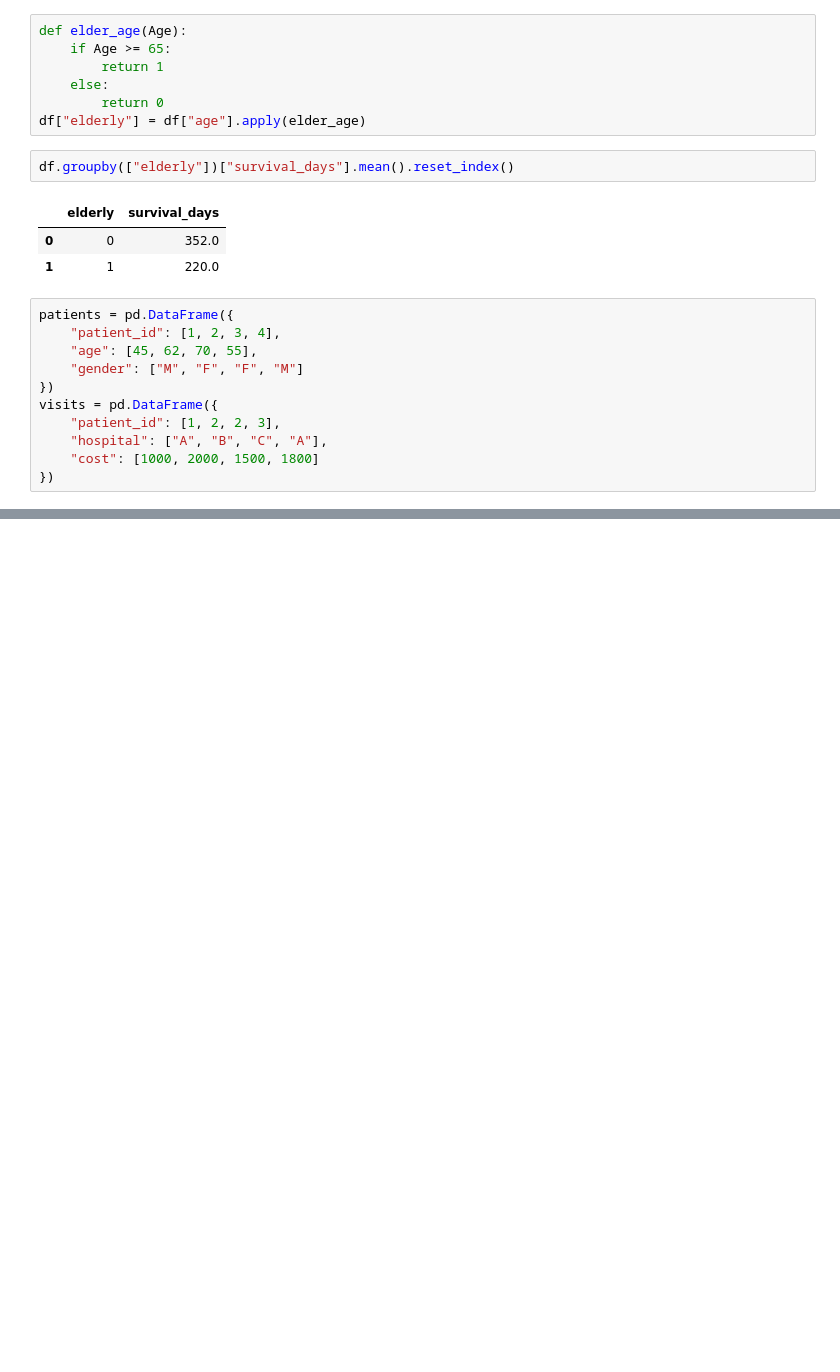
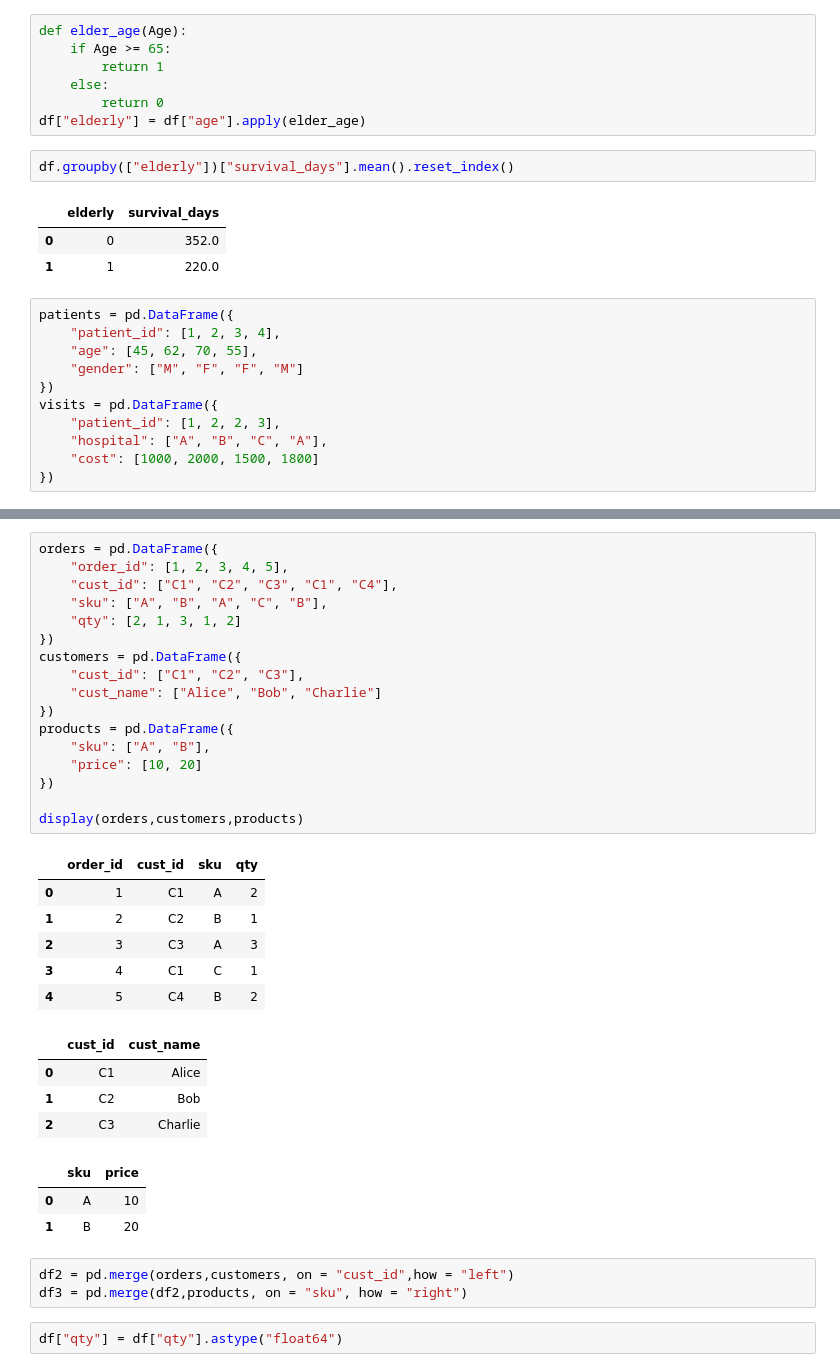
Before and after one commit to JerripotulaSriharsha/AI_Engineer, a Jupyter notebook: src/ds/pandas.ipynb, the cells around one changed output, grey strips where cells are left out. Drawn from its saved outputs; the diff is of its cells as text; blank space fills up the shorter version.

```diff
--- a/src/ds/pandas.ipynb
+++ b/src/ds/pandas.ipynb
@@ -260,0 +413,36 @@ visits = pd.DataFrame({
+# %%
+orders = pd.DataFrame({
+    "order_id": [1, 2, 3, 4, 5],
+    "cust_id": ["C1", "C2", "C3", "C1", "C4"],
+    "sku": ["A", "B", "A", "C", "B"],
+    "qty": [2, 1, 3, 1, 2]
+})
+customers = pd.DataFrame({
+    "cust_id": ["C1", "C2", "C3"],
+    "cust_name": ["Alice", "Bob", "Charlie"]
+})
+products = pd.DataFrame({
+    "sku": ["A", "B"],
+    "price": [10, 20]
+})
+
+display(orders,customers,products)
+# %% [output]
+|  | order_id | cust_id | sku | qty |
+| 0 | 1 | C1 | A | 2 |
+| 1 | 2 | C2 | B | 1 |
+| 2 | 3 | C3 | A | 3 |
+| 3 | 4 | C1 | C | 1 |
+| 4 | 5 | C4 | B | 2 |
+|  | cust_id | cust_name |
+| 0 | C1 | Alice |
+| 1 | C2 | Bob |
+| 2 | C3 | Charlie |
+|  | sku | price |
+| 0 | A | 10 |
+| 1 | B | 20 |
+# %%
+df2 = pd.merge(orders,customers, on = "cust_id",how = "left")
+df3 = pd.merge(df2,products, on = "sku", how = "right")
+# %%
+df["qty"] = df["qty"].astype("float64")
```
Also changed, not shown: parts of 17 cells of this notebook.
